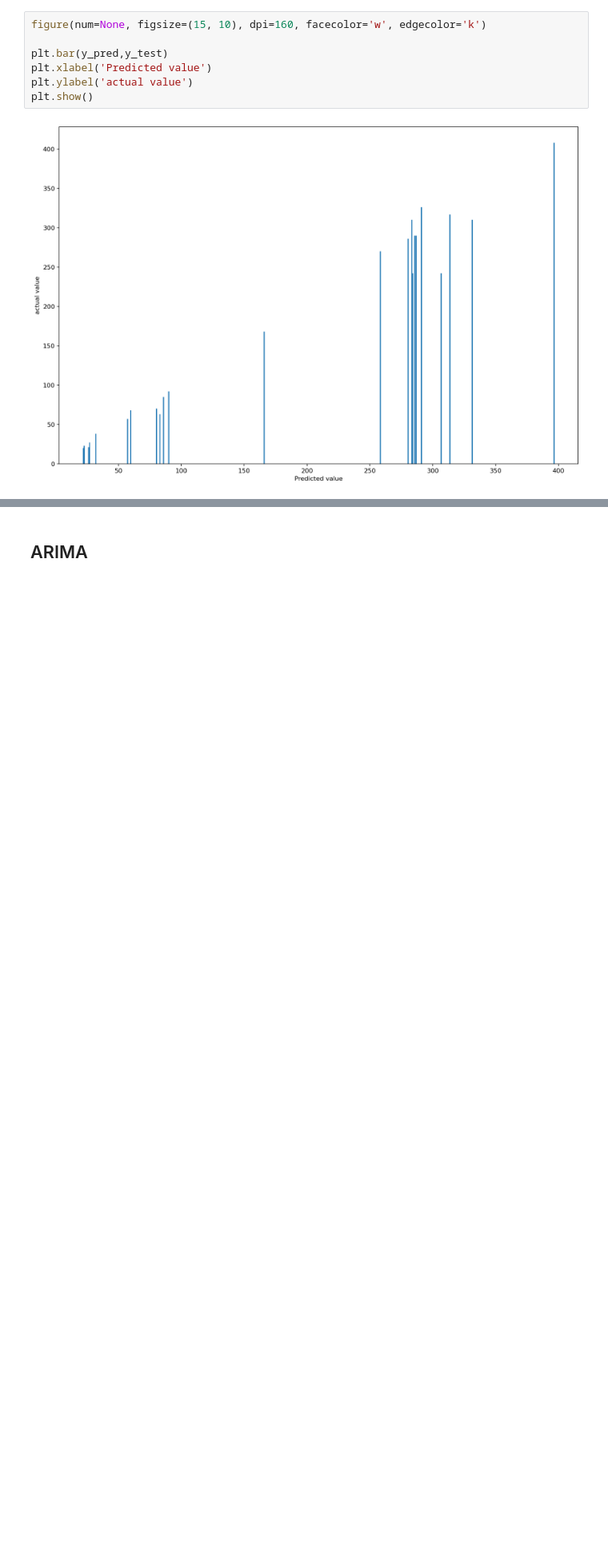
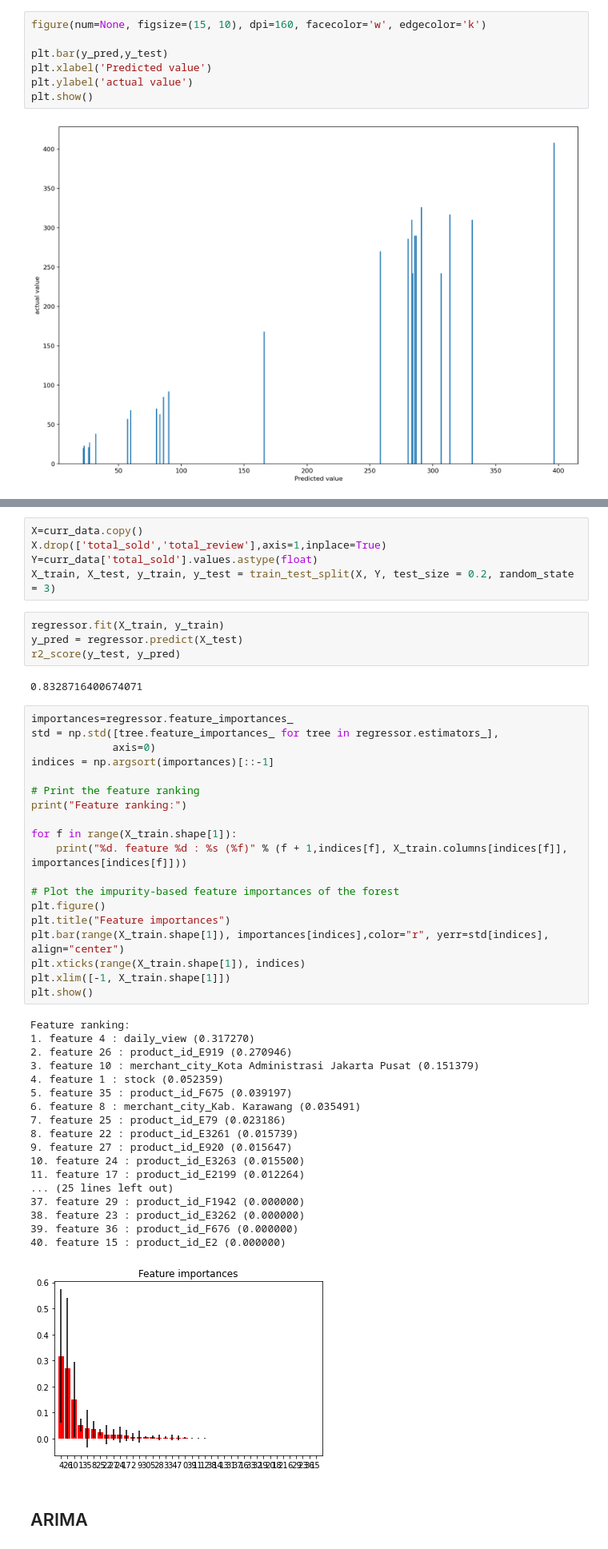
Before and after one commit to sriram1999s/DataAnalytics, a Jupyter notebook: ANALYSIS OF PHONE SALES MARKETPLACE DATA.ipynb, the cells around one changed output, grey strips where cells are left out. Shown at 80% size. Drawn from its saved outputs; the diff is of its cells as text; blank space fills up the shorter version.

```diff
--- a/ANALYSIS OF PHONE SALES MARKETPLACE DATA.ipynb
+++ b/ANALYSIS OF PHONE SALES MARKETPLACE DATA.ipynb
@@ -624,3 +628,52 @@ plt.show()
+# %%
+X=curr_data.copy()
+X.drop(['total_sold','total_review'],axis=1,inplace=True)
+Y=curr_data['total_sold'].values.astype(float)
+X_train, X_test, y_train, y_test = train_test_split(X, Y, test_size = 0.2, random_state = 3)
+# %%
+regressor.fit(X_train, y_train)
+y_pred = regressor.predict(X_test)
+r2_score(y_test, y_pred)
+# %% [output]
+0.8328716400674071
+# %%
+importances=regressor.feature_importances_
+std = np.std([tree.feature_importances_ for tree in regressor.estimators_],
+             axis=0)
+indices = np.argsort(importances)[::-1]
+
+# Print the feature ranking
+print("Feature ranking:")
+
+for f in range(X_train.shape[1]):
+    print("%d. feature %d : %s (%f)" % (f + 1,indices[f], X_train.columns[indices[f]], importances[indices[f]]))
+
+# Plot the impurity-based feature importances of the forest
+plt.figure()
+plt.title("Feature importances")
+plt.bar(range(X_train.shape[1]), importances[indices],color="r", yerr=std[indices], align="center")
+plt.xticks(range(X_train.shape[1]), indices)
+plt.xlim([-1, X_train.shape[1]])
+plt.show()
+# %% [output]
+Feature ranking:
+1. feature 4 : daily_view (0.317270)
+2. feature 26 : product_id_E919 (0.270946)
+3. feature 10 : merchant_city_Kota Administrasi Jakarta Pusat (0.151379)
+4. feature 1 : stock (0.052359)
+5. feature 35 : product_id_F675 (0.039197)
+6. feature 8 : merchant_city_Kab. Karawang (0.035491)
+7. feature 25 : product_id_E79 (0.023186)
+8. feature 22 : product_id_E3261 (0.015739)
+9. feature 27 : product_id_E920 (0.015647)
+10. feature 24 : product_id_E3263 (0.015500)
+11. feature 17 : product_id_E2199 (0.012264)
+... (25 lines left out)
+37. feature 29 : product_id_F1942 (0.000000)
+38. feature 23 : product_id_E3262 (0.000000)
+39. feature 36 : product_id_F676 (0.000000)
+40. feature 15 : product_id_E2 (0.000000)
+[figure, added]
 # %% [markdown]
 ## ARIMA
 # %%
```
Also changed, not shown: parts of 12 cells of this notebook.
